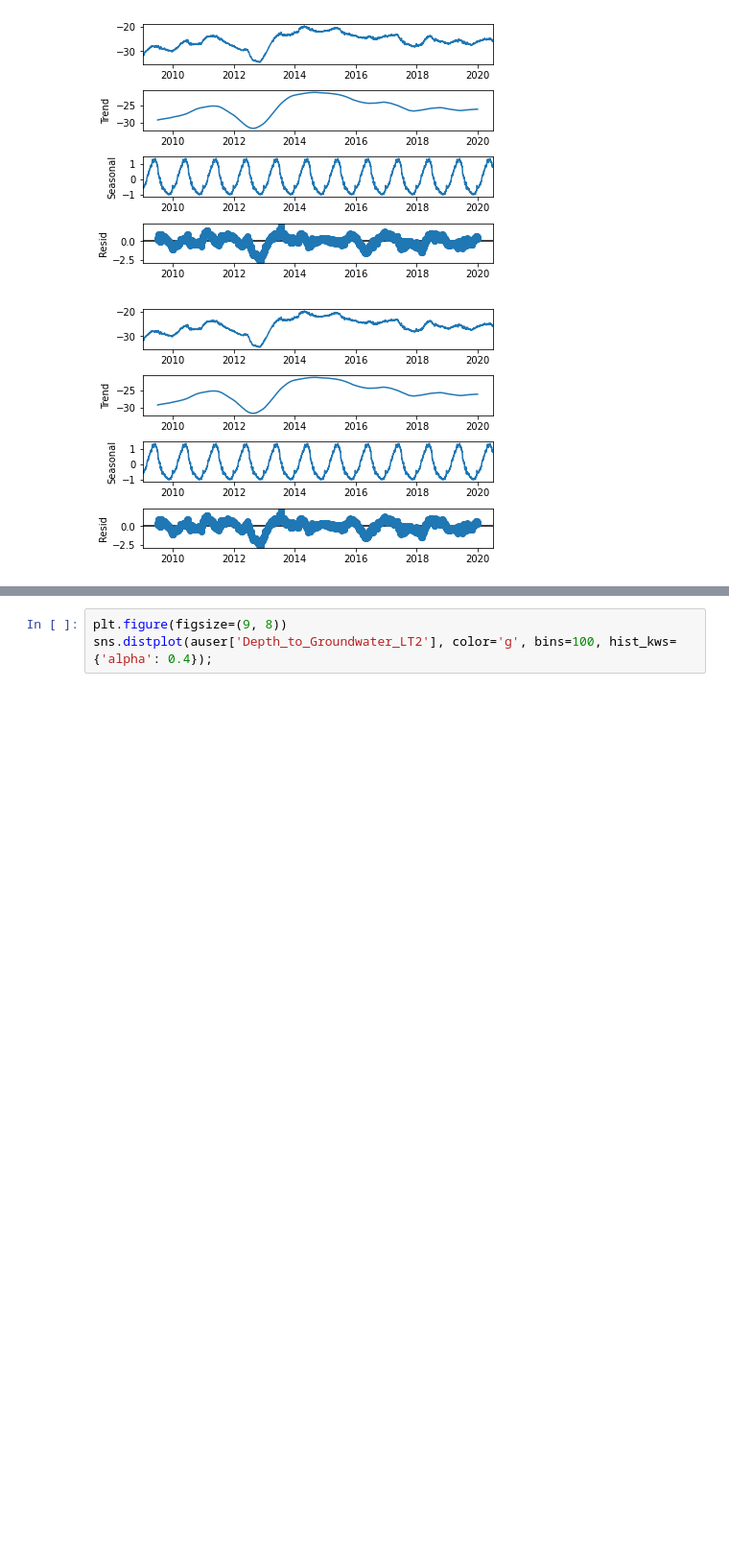
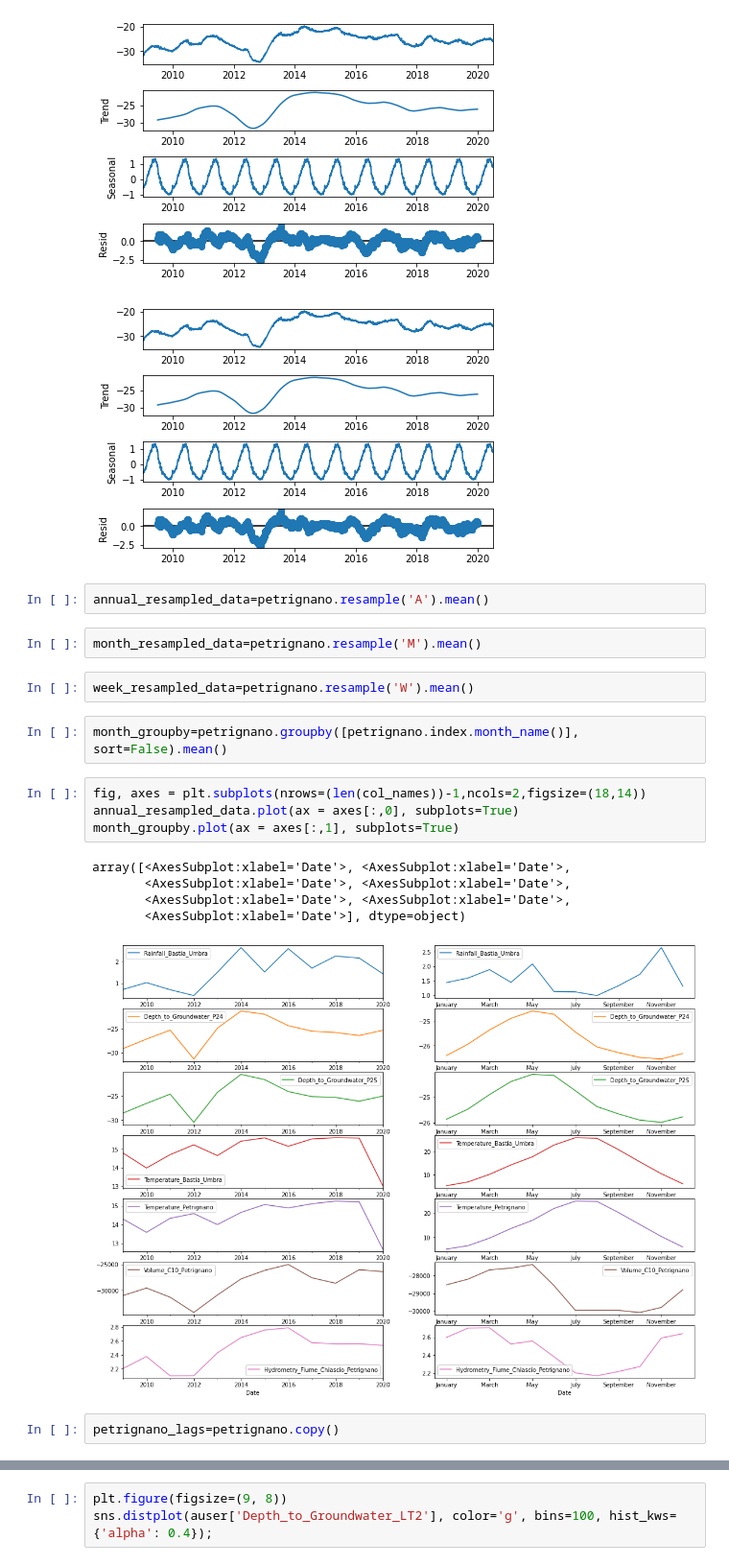
Before and after one commit to msplmansit98/aceawateranalytics, a Jupyter notebook: waterexploration.ipynb, the cells around one changed output, grey strips where cells are left out. Shown at 96% size. Saved outputs shown, nothing was run; the diff lists cells and outputs as text; blank space fills up the shorter version.

```diff
--- a/waterexploration.ipynb
+++ b/waterexploration.ipynb
@@ -327,3 +297,23 @@ result.plot()
 # %% [output]
 [figure]
 [figure]
+# %%
+annual_resampled_data=petrignano.resample('A').mean()
+# %%
+month_resampled_data=petrignano.resample('M').mean()
+# %%
+week_resampled_data=petrignano.resample('W').mean()
+# %%
+month_groupby=petrignano.groupby([petrignano.index.month_name()], sort=False).mean()
+# %%
+fig, axes = plt.subplots(nrows=(len(col_names))-1,ncols=2,figsize=(18,14))
+annual_resampled_data.plot(ax = axes[:,0], subplots=True)
+month_groupby.plot(ax = axes[:,1], subplots=True)
+# %% [output]
+array([<AxesSubplot:xlabel='Date'>, <AxesSubplot:xlabel='Date'>,
+       <AxesSubplot:xlabel='Date'>, <AxesSubplot:xlabel='Date'>,
+       <AxesSubplot:xlabel='Date'>, <AxesSubplot:xlabel='Date'>,
+       <AxesSubplot:xlabel='Date'>], dtype=object)
+[figure, added]
+# %%
+petrignano_lags=petrignano.copy()
```
Also changed, not shown: parts of 14 cells of this notebook, 6 other files.
